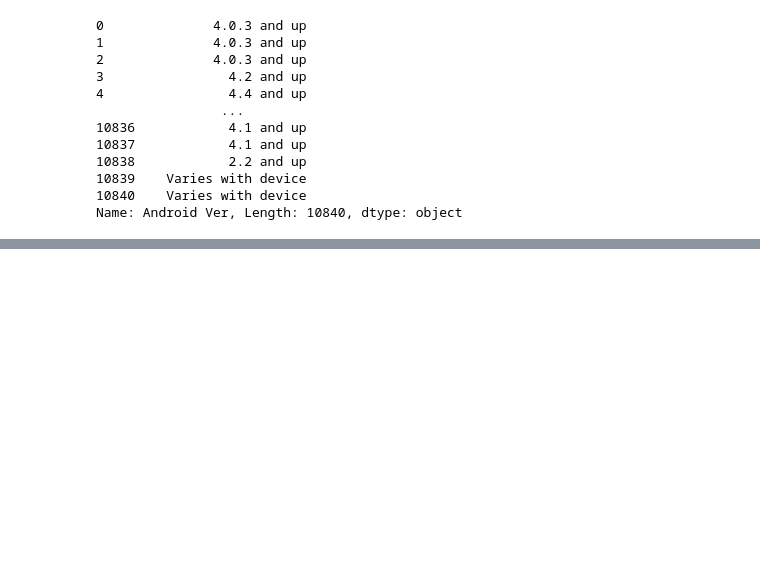
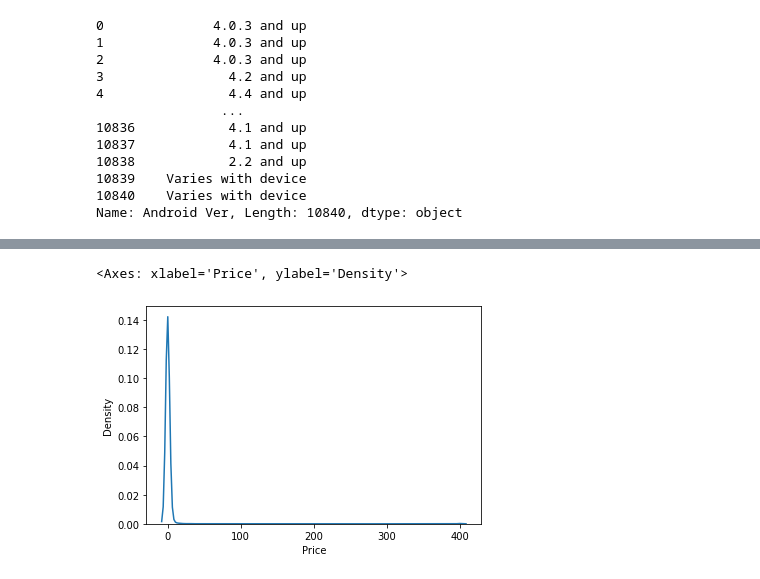
Before and after one commit to Saurabh08281997/-statisticsWithPython, a Jupyter notebook: EDA/EDA.ipynb, the cells around one changed output, grey strips where cells are left out. Saved outputs shown, nothing was run; the diff lists cells and outputs as text; code cells hidden in the pictures; blank space fills up the shorter version.

```diff
--- a/EDA/EDA.ipynb
+++ b/EDA/EDA.ipynb
@@ -661,0 +990,5 @@ data_copy.to_csv("cleaned_google_playstore_data",index=False)
+# %%
+sns.kdeplot(df['Price'])
+# %% [output]
+<Axes: xlabel='Price', ylabel='Density'>
+[figure, added]
```
Also changed, not shown: parts of 94 cells of this notebook.
